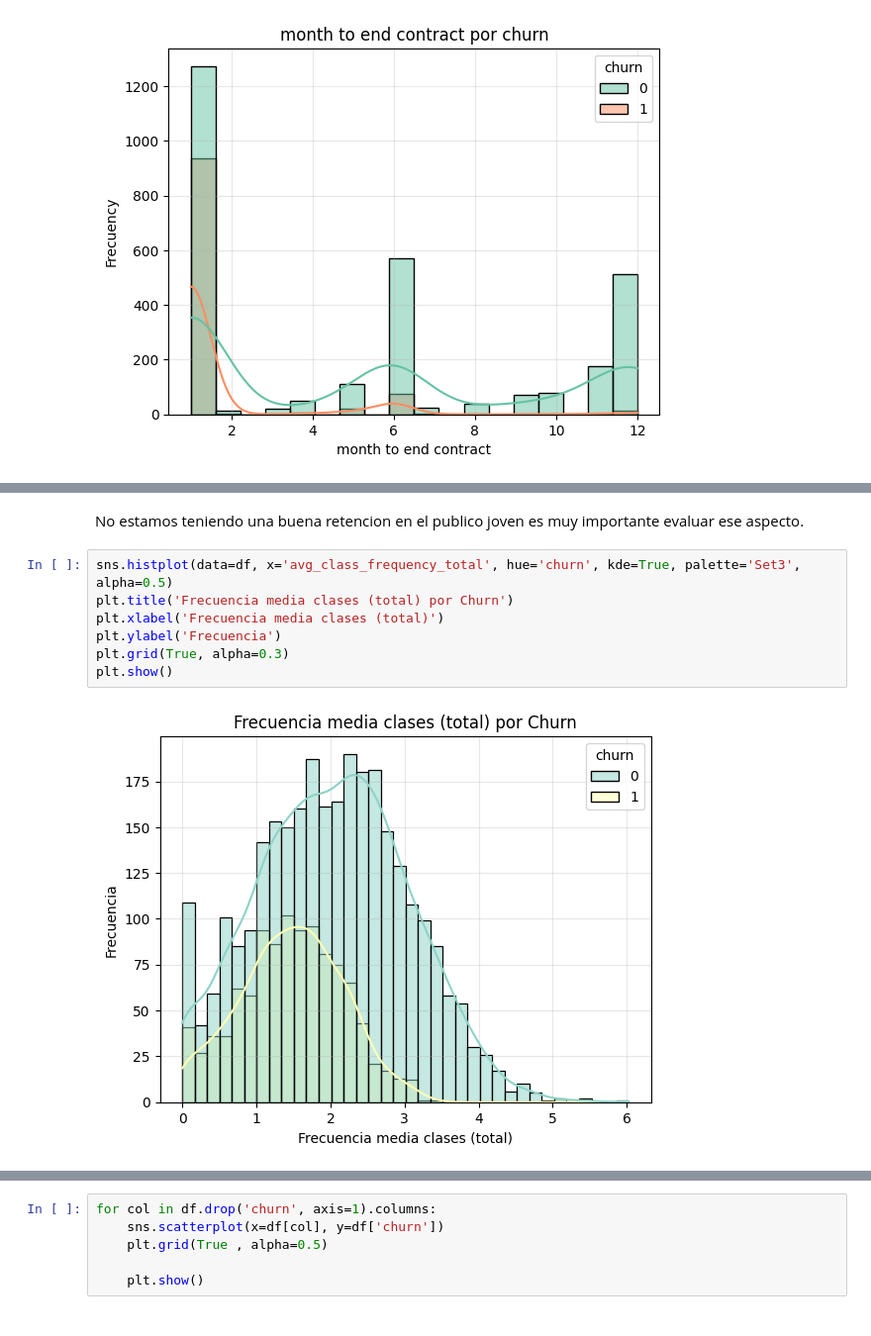
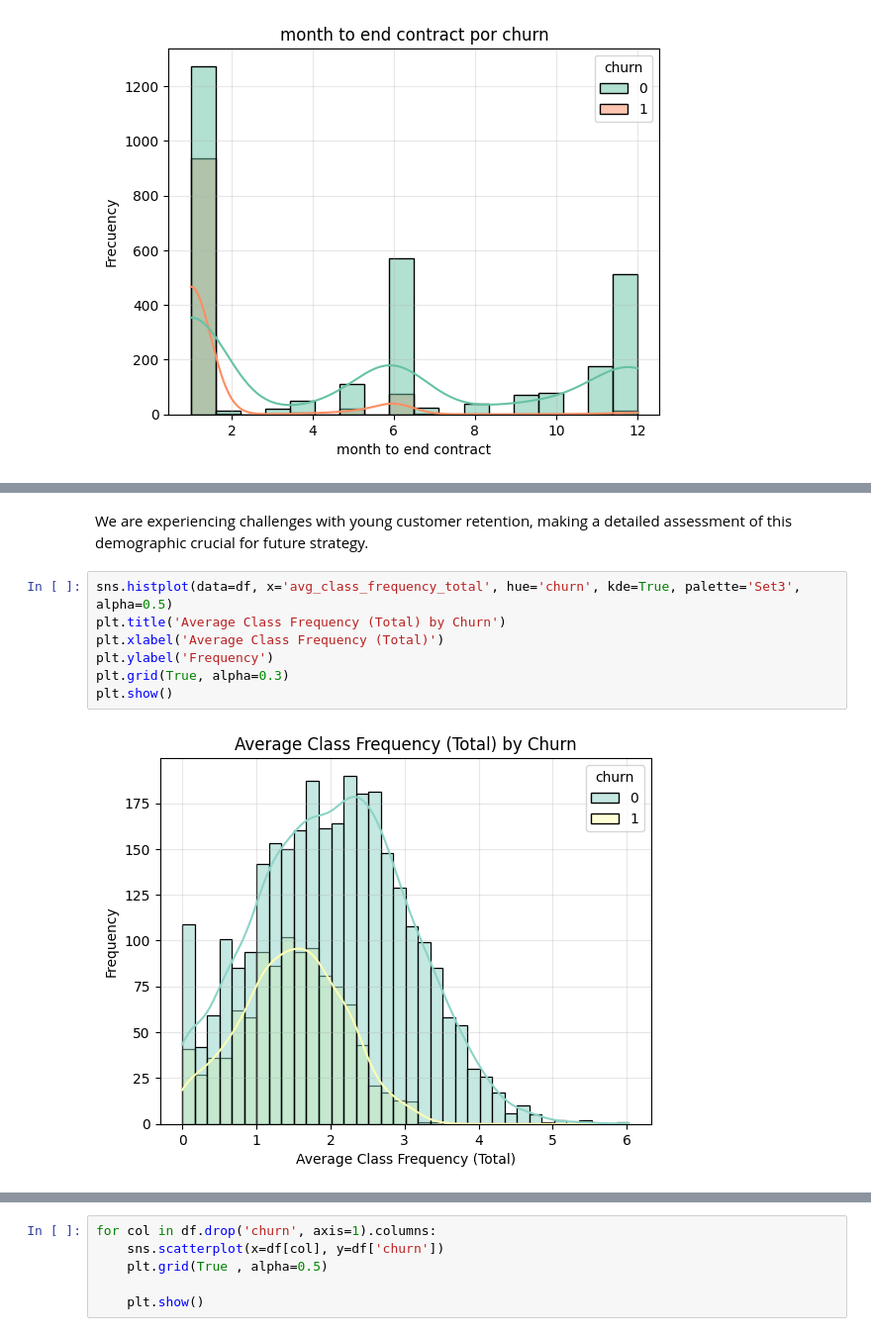
Before and after one commit to Juancanoanalyst/ModelFitness-ML, a Jupyter notebook: notebok.ipynb, the cells around one changed output, grey strips where cells are left out. Shown at 99% size. Saved outputs shown, nothing was run; the diff lists cells and outputs as text.

```diff
--- a/notebok.ipynb
+++ b/notebok.ipynb
@@ -159,11 +173,11 @@ plt.show()
-# %% [markdown]
-No estamos teniendo una buena retencion en el publico joven es muy importante evaluar ese aspecto.
+# %% [markdown]
+We are experiencing challenges with young customer retention, making a detailed assessment of this demographic crucial for future strategy.
 # %%
 sns.histplot(data=df, x='avg_class_frequency_total', hue='churn', kde=True, palette='Set3', alpha=0.5)
-plt.title('Frecuencia media clases (total) por Churn')
-plt.xlabel('Frecuencia media clases (total)')
-plt.ylabel('Frecuencia')
+plt.title('Average Class Frequency (Total) by Churn')
+plt.xlabel('Average Class Frequency (Total)')
+plt.ylabel('Frequency')
 plt.grid(True, alpha=0.3)
 plt.show()
 # %% [output]
-[figure, old version]
+[figure, new version]
```
Also changed, not shown: parts of 49 cells of this notebook.
